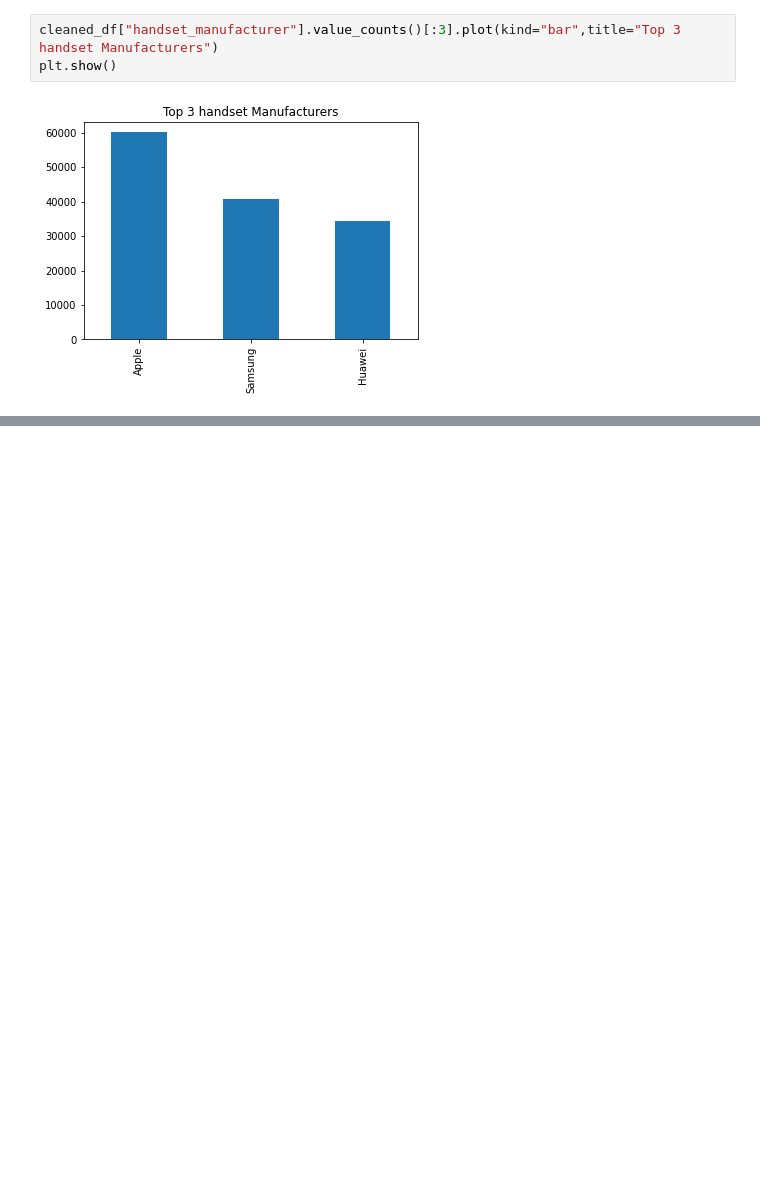
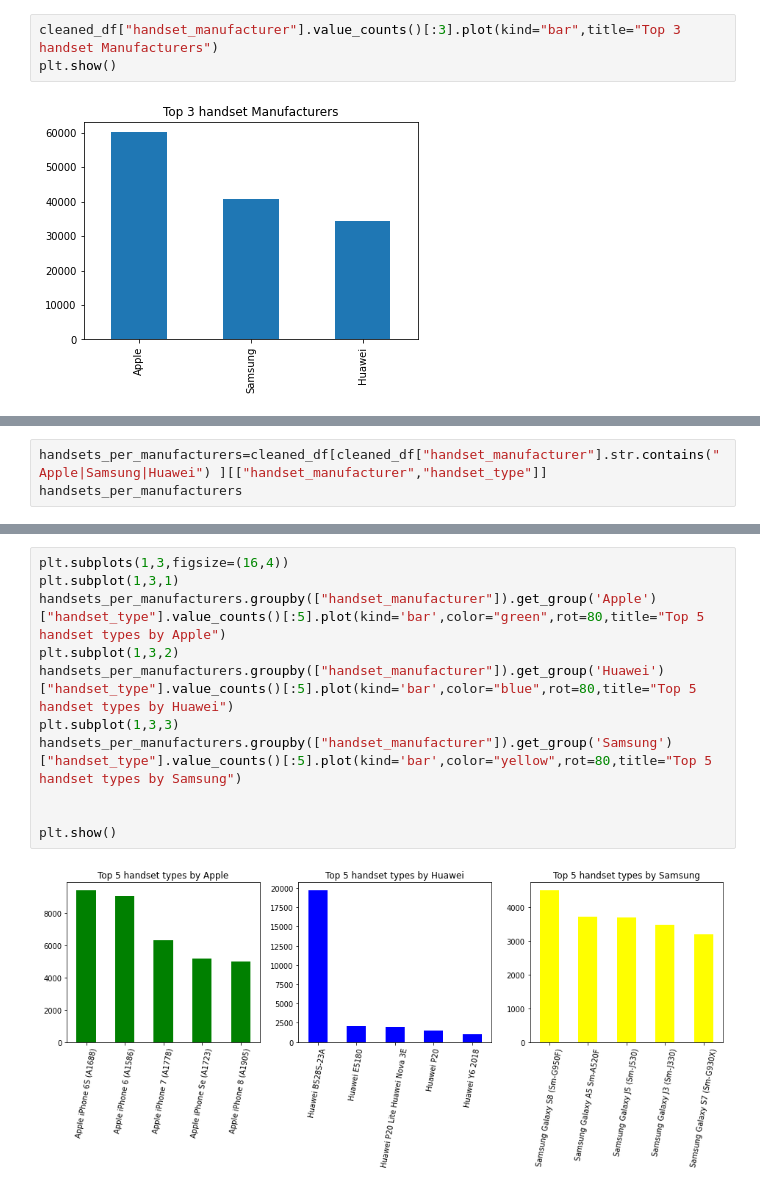
Before and after one commit to Nathnael12/Telecom_data_analysis, a Jupyter notebook: notebooks/data_exploration.ipynb, the cells around one changed output, grey strips where cells are left out. Saved outputs shown, nothing was run; the diff lists cells and outputs as text; blank space fills up the shorter version.

Commit message:
visualize top 5 handset types by top three manufacturers

```diff
--- a/notebooks/data_exploration.ipynb
+++ b/notebooks/data_exploration.ipynb
@@ -115,0 +118,3 @@ plt.show()
+# %%
+handsets_per_manufacturers=cleaned_df[cleaned_df["handset_manufacturer"].str.contains("Apple|Samsung|Huawei") ][["handset_manufacturer","handset_type"]]
+handsets_per_manufacturers
@@ -115,0 +162,13 @@ plt.show()
+# %%
+plt.subplots(1,3,figsize=(16,4))
+plt.subplot(1,3,1)
+handsets_per_manufacturers.groupby(["handset_manufacturer"]).get_group('Apple')["handset_type"].value_counts()[:5].plot(kind='bar',color="green",rot=80,title="Top 5 handset types by Apple")
+plt.subplot(1,3,2)
+handsets_per_manufacturers.groupby(["handset_manufacturer"]).get_group('Huawei')["handset_type"].value_counts()[:5].plot(kind='bar',color="blue",rot=80,title="Top 5 handset types by Huawei")
+plt.subplot(1,3,3)
+handsets_per_manufacturers.groupby(["handset_manufacturer"]).get_group('Samsung')["handset_type"].value_counts()[:5].plot(kind='bar',color="yellow",rot=80,title="Top 5 handset types by Samsung")
+
+
+plt.show()
+# %% [output]
+[figure, added]
```
Also changed, not shown: parts of 6 cells of this notebook.
